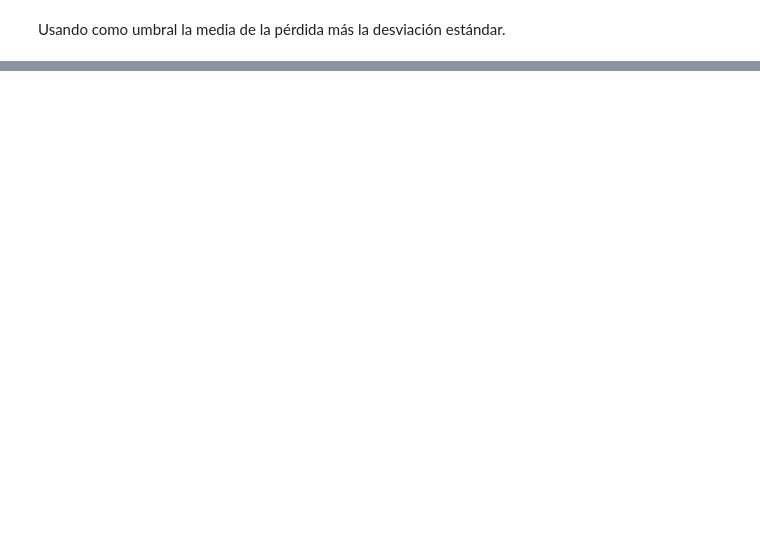
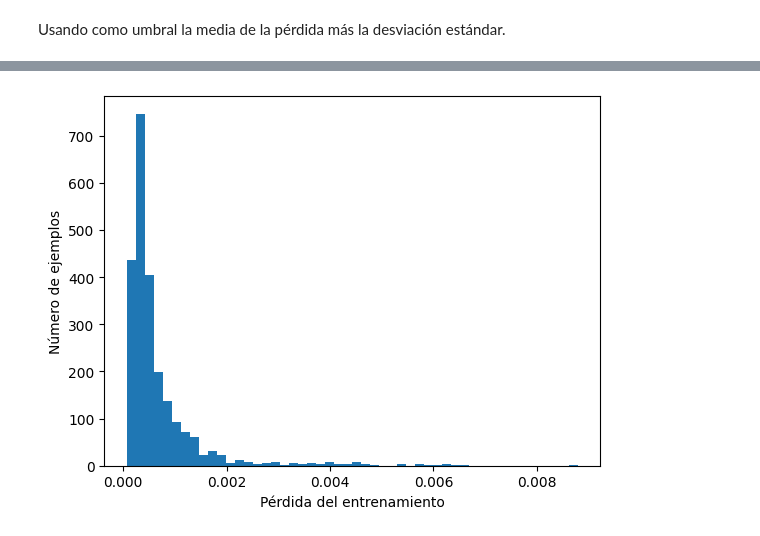
Before and after one commit to ibonetc/AI_Deep-Learning, a Jupyter notebook: IA_DL_Autoencoder.ipynb, the cells around one changed output, grey strips where cells are left out. Cells and saved outputs as stored; diff of their text form; code cells hidden in the pictures; blank space fills up the shorter version.

```diff
--- a/IA_DL_Autoencoder.ipynb
+++ b/IA_DL_Autoencoder.ipynb
@@ -422,0 +599,9 @@ Recall = 0.8955479452054794
+# %%
+reconstructions = autoencoder.predict(normal_train_data)
+train_loss = tf.keras.losses.mse(reconstructions, normal_train_data)
+
+plt.hist(train_loss[None,:], bins=50)
+plt.xlabel('Pérdida del entrenamiento')
+plt.ylabel('Número de ejemplos')
+plt.show()
+# %% [output]
@@ -422,0 +609 @@ Recall = 0.8955479452054794
+[figure, added]
```
Also changed, not shown: parts of 42 cells of this notebook.
